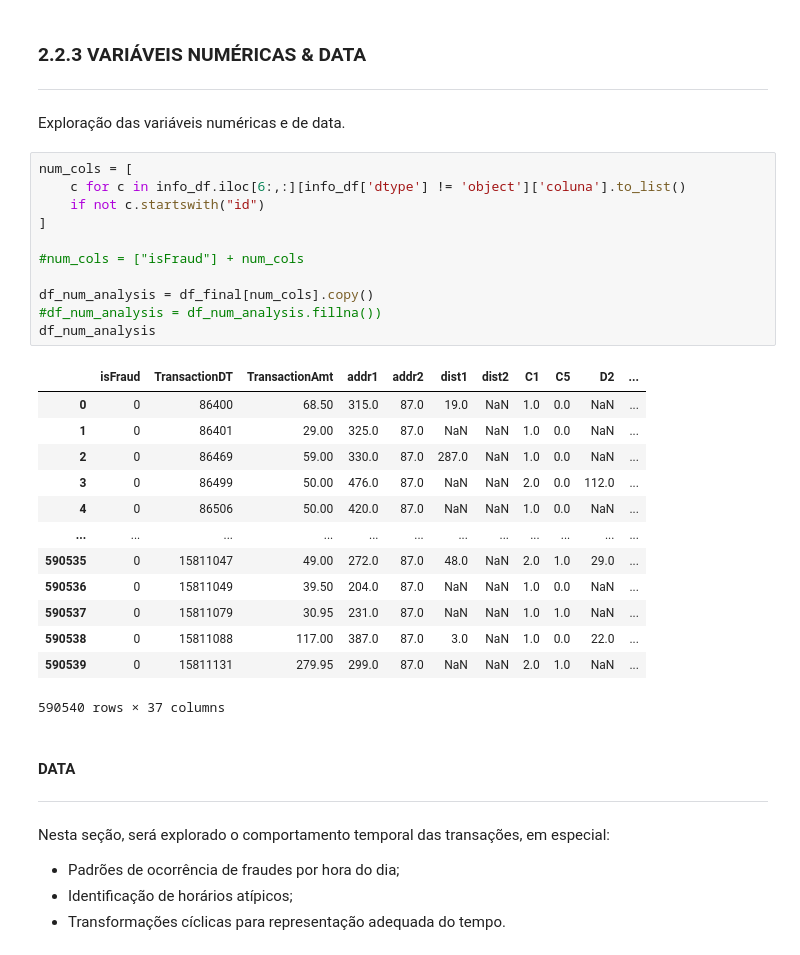
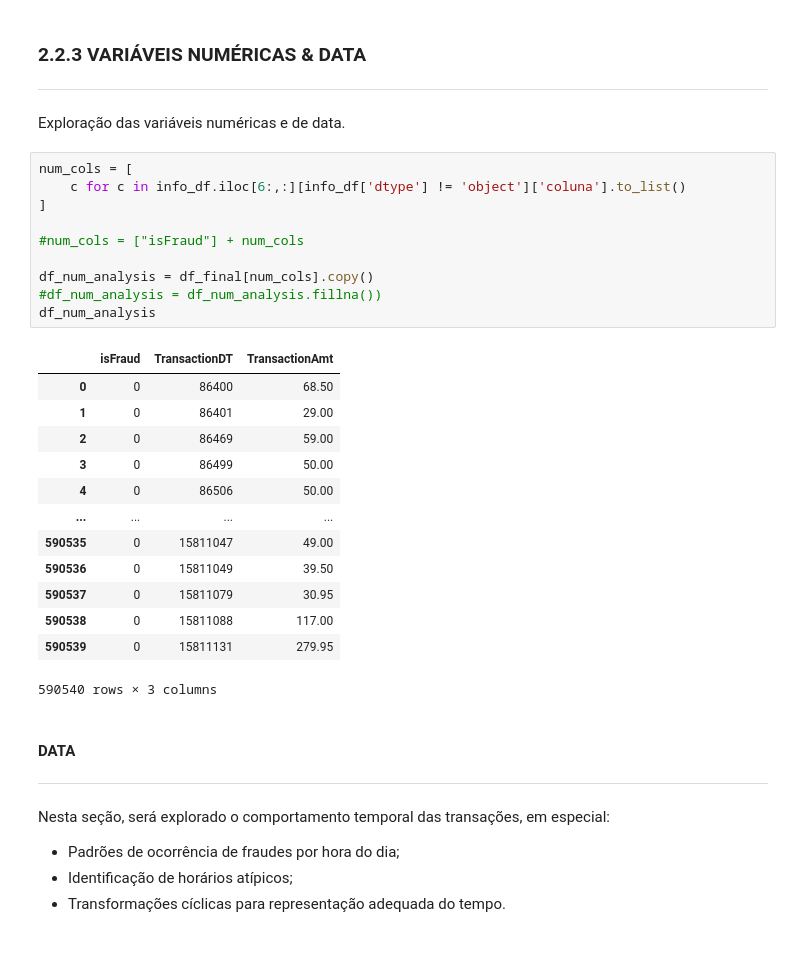
Before and after one commit to MatSchualtz/Anomaly_Detection_4BankFraud, a Jupyter notebook: notebooks/02_preprocessing.ipynb, the cells around one changed output. Saved outputs shown, nothing was run; the diff lists cells and outputs as text.

```diff
--- a/notebooks/02_preprocessing.ipynb
+++ b/notebooks/02_preprocessing.ipynb
@@ -553,28 +671,27 @@ Exploração das variáveis numéricas e de data.
 # %%
 num_cols = [
     c for c in info_df.iloc[6:,:][info_df['dtype'] != 'object']['coluna'].to_list()
-    if not c.startswith("id")
 ]
 
 #num_cols = ["isFraud"] + num_cols
 
 df_num_analysis = df_final[num_cols].copy()
 #df_num_analysis = df_num_analysis.fillna())
 df_num_analysis
 # %% [output]
-|  | isFraud | TransactionDT | TransactionAmt | addr1 | addr2 | dist1 | dist2 | C1 | C5 | D2 | ... |
-| 0 | 0 | 86400 | 68.50 | 315.0 | 87.0 | 19.0 | NaN | 1.0 | 0.0 | NaN | ... |
-| 1 | 0 | 86401 | 29.00 | 325.0 | 87.0 | NaN | NaN | 1.0 | 0.0 | NaN | ... |
-| 2 | 0 | 86469 | 59.00 | 330.0 | 87.0 | 287.0 | NaN | 1.0 | 0.0 | NaN | ... |
-| 3 | 0 | 86499 | 50.00 | 476.0 | 87.0 | NaN | NaN | 2.0 | 0.0 | 112.0 | ... |
-| 4 | 0 | 86506 | 50.00 | 420.0 | 87.0 | NaN | NaN | 1.0 | 0.0 | NaN | ... |
-| ... | ... | ... | ... | ... | ... | ... | ... | ... | ... | ... | ... |
-| 590535 | 0 | 15811047 | 49.00 | 272.0 | 87.0 | 48.0 | NaN | 2.0 | 1.0 | 29.0 | ... |
-| 590536 | 0 | 15811049 | 39.50 | 204.0 | 87.0 | NaN | NaN | 1.0 | 0.0 | NaN | ... |
-| 590537 | 0 | 15811079 | 30.95 | 231.0 | 87.0 | NaN | NaN | 1.0 | 1.0 | NaN | ... |
-| 590538 | 0 | 15811088 | 117.00 | 387.0 | 87.0 | 3.0 | NaN | 1.0 | 0.0 | 22.0 | ... |
-| 590539 | 0 | 15811131 | 279.95 | 299.0 | 87.0 | NaN | NaN | 2.0 | 1.0 | NaN | ... |
+|  | isFraud | TransactionDT | TransactionAmt |
+| 0 | 0 | 86400 | 68.50 |
+| 1 | 0 | 86401 | 29.00 |
+| 2 | 0 | 86469 | 59.00 |
+| 3 | 0 | 86499 | 50.00 |
+| 4 | 0 | 86506 | 50.00 |
+| ... | ... | ... | ... |
+| 590535 | 0 | 15811047 | 49.00 |
+| 590536 | 0 | 15811049 | 39.50 |
+| 590537 | 0 | 15811079 | 30.95 |
+| 590538 | 0 | 15811088 | 117.00 |
+| 590539 | 0 | 15811131 | 279.95 |
-590540 rows × 37 columns
+590540 rows × 3 columns
 # %% [markdown]
 #### DATA
 ***
```
Also changed, not shown: parts of 42 cells of this notebook, 2 other files.
